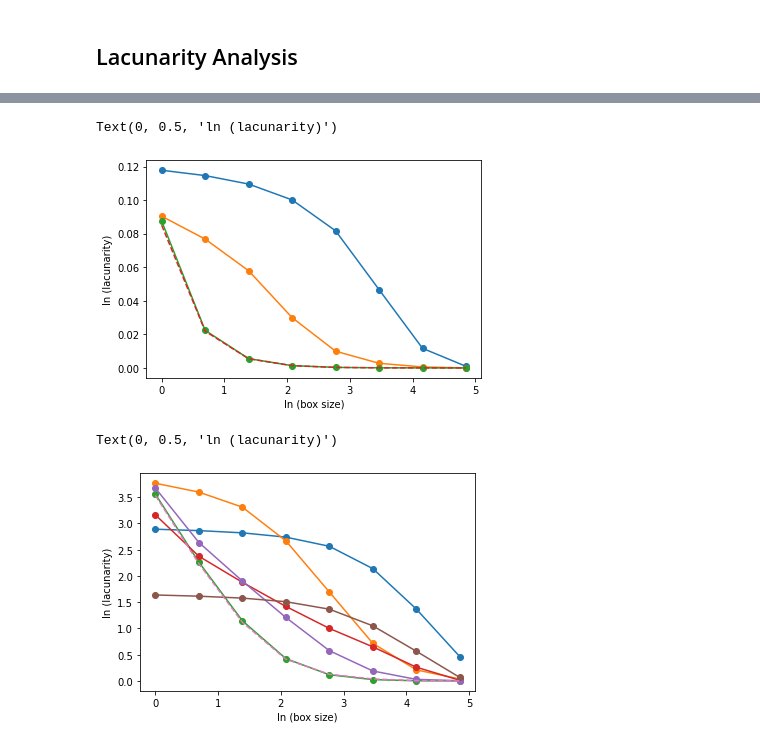
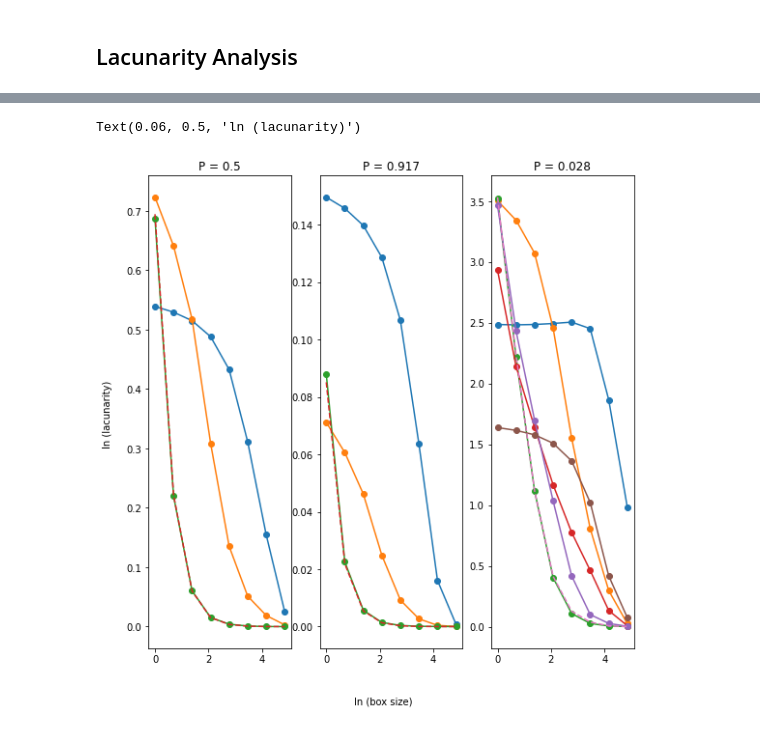
Before and after one commit to vaswin0/FracLac, a Jupyter notebook: lac_ind_paper.ipynb, the cells around one changed output, grey strips where cells are left out. Saved outputs shown, nothing was run; the diff lists cells and outputs as text; code cells hidden in the pictures.

```diff
--- a/lac_ind_paper.ipynb
+++ b/lac_ind_paper.ipynb
@@ -212,23 +218,34 @@ Text(0, 0.5, 'ln (lacunarity)')
-# %%
-for i in range(len(maps)):
-    if  maps[i,4] == 0.917:
-        plt.plot(np.log(box_size),np.log(lacunarity(RandHierarchFracGen(3, 216, maps[i,1:-1] )) ),'-o')
-
-plt.plot(np.log(box_size),np.log(lacunarity(random91)), '--')
-plt.xlabel('ln (box size)')
-plt.ylabel('ln (lacunarity)')
-# %% [output]
-Text(0, 0.5, 'ln (lacunarity)')
-[figure, removed]
-# %%
-for i in range(len(maps)):
-    if  maps[i,4] == 0.028:
-        plt.plot(np.log(box_size),np.log(lacunarity(RandHierarchFracGen(3, 216, maps[i,1:-1] )) ),'-o')
-
-plt.plot(np.log(box_size),np.log(lacunarity(random02)), '--')
-
-plt.xlabel('ln (box size)')
-plt.ylabel('ln (lacunarity)')
-# %% [output]
-Text(0, 0.5, 'ln (lacunarity)')
-[figure, removed]
+# %%
+fig, ax =  plt.subplots(1,3,figsize=(9,9))
+
+for i in range(len(maps)):
+    if  maps[i,4] == 0.5:
+        ax[0].plot(np.log(box_size),np.log(lacunarity(RandHierarchFracGen(3, 216, maps[i,1:-1] )) ),'-o')
+
+ax[0].plot(np.log(box_size),np.log(lacunarity(random50)), '--')
+ax[0].set_title('P = 0.5')
+
+
+for i in range(len(maps)):
+    if  maps[i,4] == 0.917:
+        ax[1].plot(np.log(box_size),np.log(lacunarity(RandHierarchFracGen(3, 216, maps[i,1:-1] )) ),'-o')
+
+ax[1].plot(np.log(box_size),np.log(lacunarity(random91)), '--')
+ax[1].set_title('P = 0.917')
+
+
+for i in range(len(maps)):
+    if  maps[i,4] == 0.028:
+        ax[2].plot(np.log(box_size),np.log(lacunarity(RandHierarchFracGen(3, 216, maps[i,1:-1] )) ),'-o')
+
+ax[2].plot(np.log(box_size),np.log(lacunarity(random02)), '--')
+ax[2].set_title('P = 0.028')
+
+
+
+
+fig.text(0.5, 0.04, 'ln (box size)', ha='center', va='center')
+fig.text(0.06, 0.5, 'ln (lacunarity)', ha='center', va='center', rotation='vertical')
+# %% [output]
+Text(0.06, 0.5, 'ln (lacunarity)')
+[figure, added]
```
Also changed, not shown: parts of 3 cells of this notebook.
